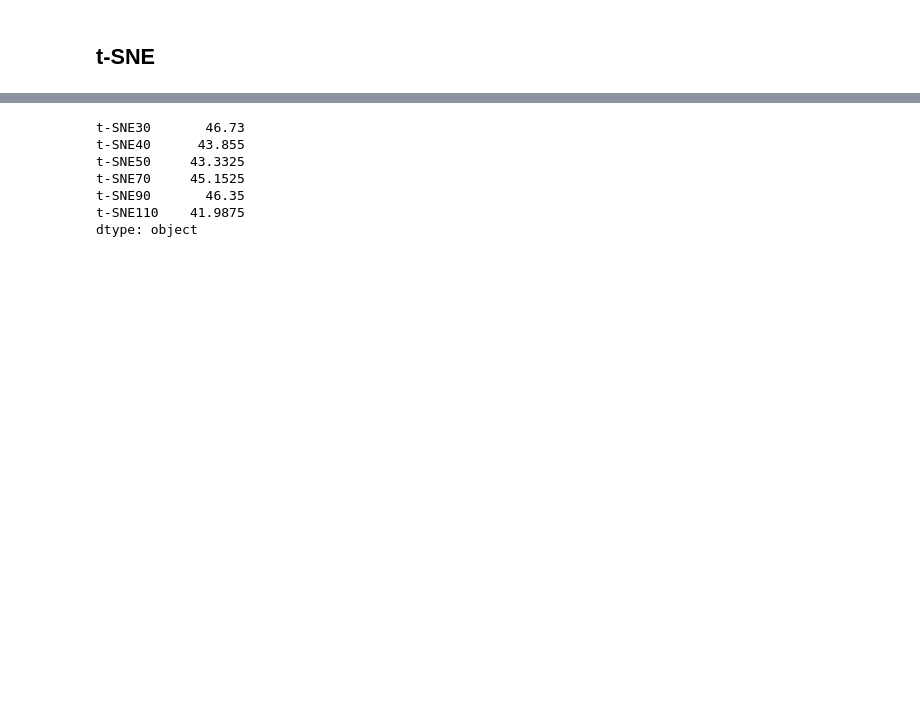
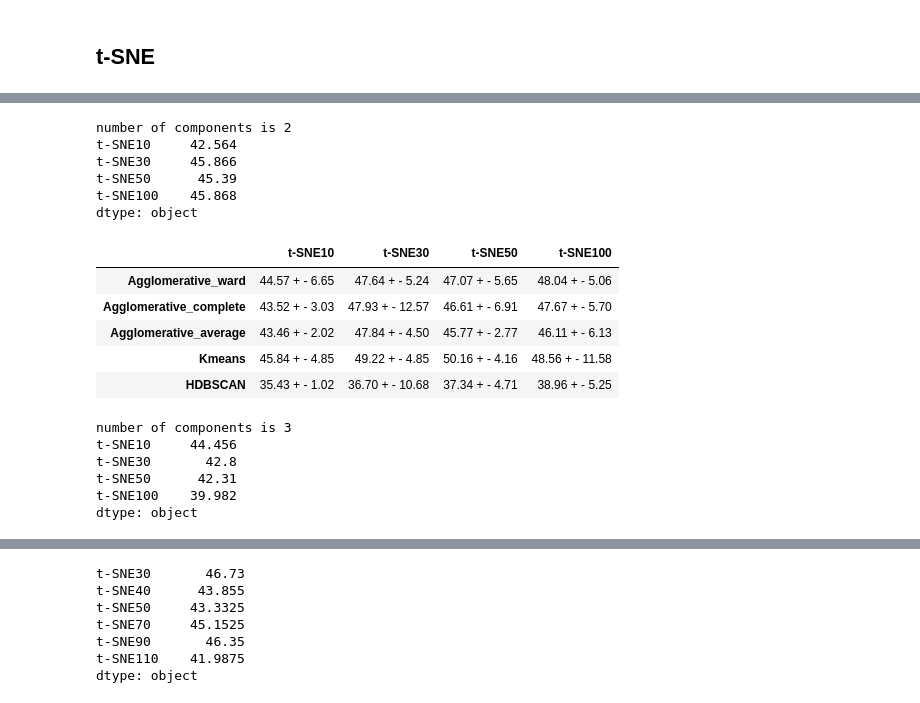
Before and after one commit to PulyaPolya/genres, a Jupyter notebook: ast_embedding_clustering.ipynb, the cells around one changed output, grey strips where cells are left out. Cells and saved outputs as stored; diff of their text form; code cells hidden in the pictures; blank space fills up the shorter version.

```diff
--- a/ast_embedding_clustering.ipynb
+++ b/ast_embedding_clustering.ipynb
@@ -10,7 +10,7 @@ ast_base = ASTModel.from_pretrained("MIT/ast-finetuned-audioset-10-10-0.4593")
 # %%
 import numpy as np
 
-data_fma = np.load(r"data\fma_test_unsorted.npz")
+data_fma = np.load(r"data\fma_test_unsorted_new.npz")
 lst = data_fma.files
 genres = [file.split("___")[0] for file in lst]
 genres[:2]
@@ -319,30 +343,67 @@ predicted_labels = agglomerative.labels_
 # %%
 # testing different parameters for tsne
+from IPython.display import display
 import pandas as pd
 from tqdm import tqdm
 import random
-num_trials = 5
-values = [ 30, 40, 50, 70, 90, 110]
+num_trials = 10
+values = [ 10, 30, 50,100 ]
+n_components_list = [2, 3]
 reduction_names = [ "t-SNE" + str(elem) for elem in values]
-algorithms_names = ["Kmeans",  "Agglomerative", "HDBSCAN", "Gaussian mixture"]
+algorithms_names = ["Kmeans",  "HDBSCAN"]
+linkages = ["ward", "complete", "average"]
+algorithms_names =  [ f"Agglomerative_{linkage}"  for linkage in linkages] + algorithms_names
+df_dict = {}
 seeds = []
-df = pd.DataFrame(
+
+for n_components in n_components_list:
+    df = pd.DataFrame(
     [[[] for _ in reduction_names] for _ in algorithms_names],
     index=algorithms_names,
     columns=reduction_names,
-)
-for i in tqdm(range(num_trials)):
-    seed = random.randint(0, 2**21-1)
-    seeds.append(seed)
-    for j, perpl in enumerate(values):
-        spectrograms_reduced = TSNE(n_components=2, perplexity=perpl, random_state=42).fit_transform(spectrograms_scaled)
-        for algorithm in algorithms_names:
-            #print(algorithm)
-            try:
-                predicted_labels= cluster_points(name= algorithm, spectrograms_reduced=spectrograms_reduced, num_cluster = 7,
-                                                seed = seed, min_cluster_size =15, max_cluster_size= 120, eigen_tol= 0.0)
-                acc = get_accuracy(true_labels_enc, predicted_labels)
-                df.at[algorithm,reduction_names[j]].append( "{:.2f}".format(acc*100))
-            except Exception as e:
-                print(f"problems with method {algorithm}, {reduction}")
-                print(e)
+    )
+    for i in tqdm(range(num_trials)):
+        seed = random.randint(0, 2**21-1)
+        seeds.append(seed)
+
+        for j, perpl in enumerate(values):
+            spectrograms_reduced = TSNE(n_components=n_components, perplexity=perpl, random_state=seed).fit_transform(spectrograms_scaled)
+            for algorithm in algorithms_names:
+                #print(algorithm)
+                try:
+                    if  algorithm.startswith("Agglomerative"):
+                        linkage = algorithm[14:]
+                    else:
+                        linkage = None
+                    predicted_labels= cluster_points(name= algorithm, spectrograms_reduced=spectrograms_reduced, num_cluster = 7,
+                                                    seed = seed, min_cluster_size =15, max_cluster_size= 120, eigen_tol= 0.0, linkage = linkage)
+                    acc = get_accuracy(true_labels_enc, predicted_labels)
+                    df.at[algorithm,reduction_names[j]].append( "{:.2f}".format(acc*100))
+                except Exception as e:
+                    print(f"problems with method {algorithm}, {reduction}")
+                    print(e)
+    df_dict[n_components] = df
+    print(f"number of components is {n_components}")
+    df_averages_stat = get_df_average(df, algorithms_names, reduction_names, style="stat")
+    df_averages_mean = get_df_average(df, algorithms_names, reduction_names, style="mean")
+    print(df_averages_mean.mean())
+    display(df_averages_stat)
+# %% [output]
+number of components is 2
+t-SNE10     42.564
+t-SNE30     45.866
+t-SNE50      45.39
+t-SNE100    45.868
+dtype: object
+|  | t-SNE10 | t-SNE30 | t-SNE50 | t-SNE100 |
+| Agglomerative_ward | 44.57 + - 6.65 | 47.64 + - 5.24 | 47.07 + - 5.65 | 48.04 + - 5.06 |
+| Agglomerative_complete | 43.52 + - 3.03 | 47.93 + - 12.57 | 46.61 + - 6.91 | 47.67 + - 5.70 |
+| Agglomerative_average | 43.46 + - 2.02 | 47.84 + - 4.50 | 45.77 + - 2.77 | 46.11 + - 6.13 |
+| Kmeans | 45.84 + - 4.85 | 49.22 + - 4.85 | 50.16 + - 4.16 | 48.56 + - 11.58 |
+| HDBSCAN | 35.43 + - 1.02 | 36.70 + - 10.68 | 37.34 + - 4.71 | 38.96 + - 5.25 |
+number of components is 3
+t-SNE10     44.456
+t-SNE30       42.8
+t-SNE50      42.31
+t-SNE100    39.982
+dtype: object
```
Also changed, not shown: parts of 15 cells of this notebook.
